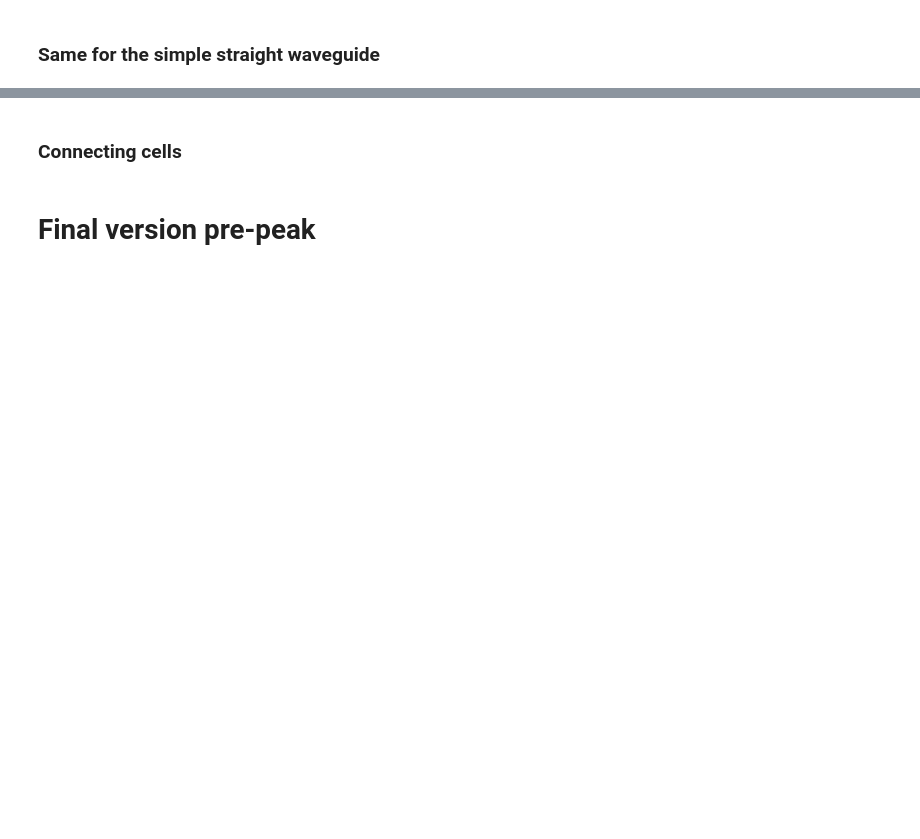
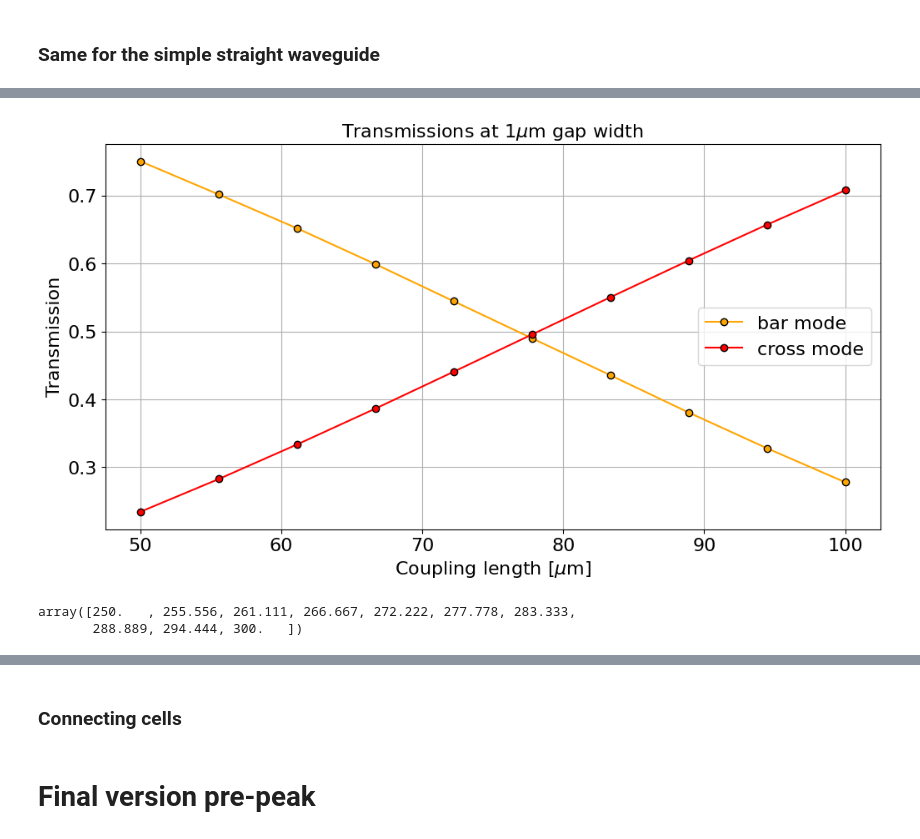
Before and after one commit to Szyli/Bell-decomposition, a Jupyter notebook: test_sMZI.ipynb, the cells around one changed output, grey strips where cells are left out. Drawn from its saved outputs; the diff is of its cells as text; code cells hidden in the pictures; blank space fills up the shorter version.

```diff
--- a/test_sMZI.ipynb
+++ b/test_sMZI.ipynb
@@ -612,0 +757,21 @@ GDS_AUTOEXPORT_MAIN({"layer_def": layer_def, "gds_filename": gds_filename, "verb
+# %%
+lens, cross_t, bar_t = length_data_reader("T_data.txt", 10, 3, "simulations/82_coupling_region/sweep_on_length_3/")
+# %%
+plt.figure(figsize=(12,6))
+plt.plot(lens-200, bar_t, marker='o', ms=6, c="orange", mec = "black")
+plt.plot(lens-200, cross_t, marker='o', ms=6, c="red", mec = "black")
+plt.xlabel(r"Coupling length [$\mu$m]", fontsize=16)
+plt.ylabel("Transmission", fontsize=16)
+plt.yticks(fontsize=16)
+plt.xticks(fontsize=16)
+plt.legend(["bar mode", "cross mode"], fontsize=16)
+plt.title(r"Transmissions at 1$\mu$m gap width", fontsize=16)
+plt.grid(True)
+# %% [output]
+[figure, added]
+# %%
+# not the stepsize I hoped for...
+lens
+# %% [output]
+array([250.   , 255.556, 261.111, 266.667, 272.222, 277.778, 283.333,
+       288.889, 294.444, 300.   ])
```
Also changed, not shown: parts of 46 cells of this notebook, 1 other file.
